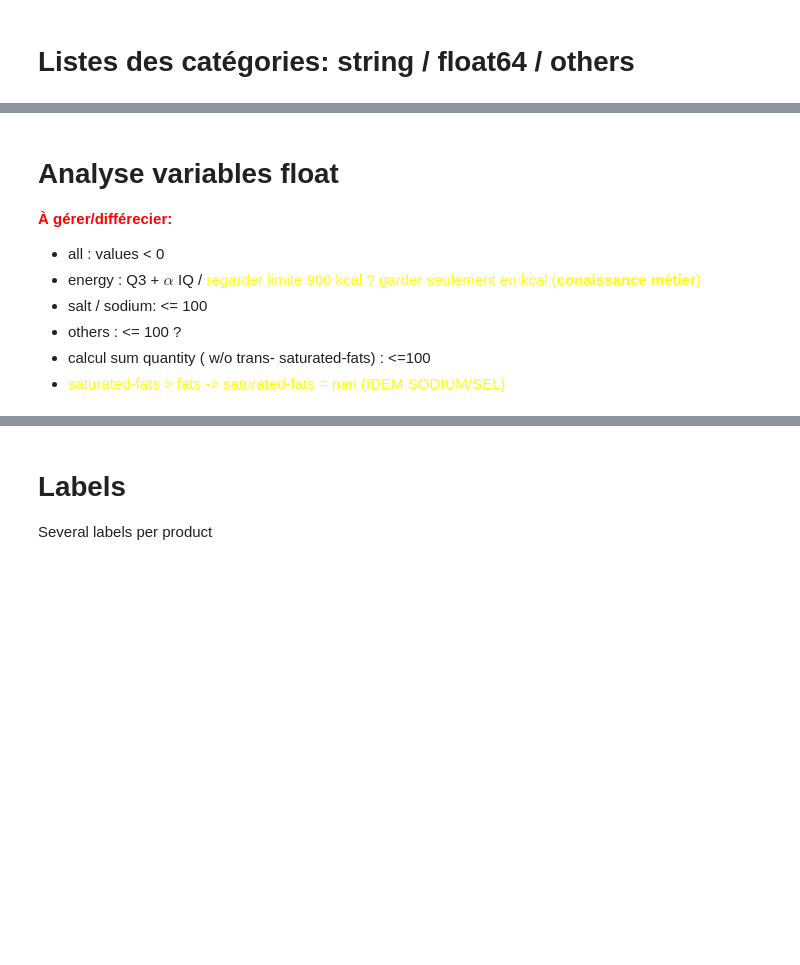
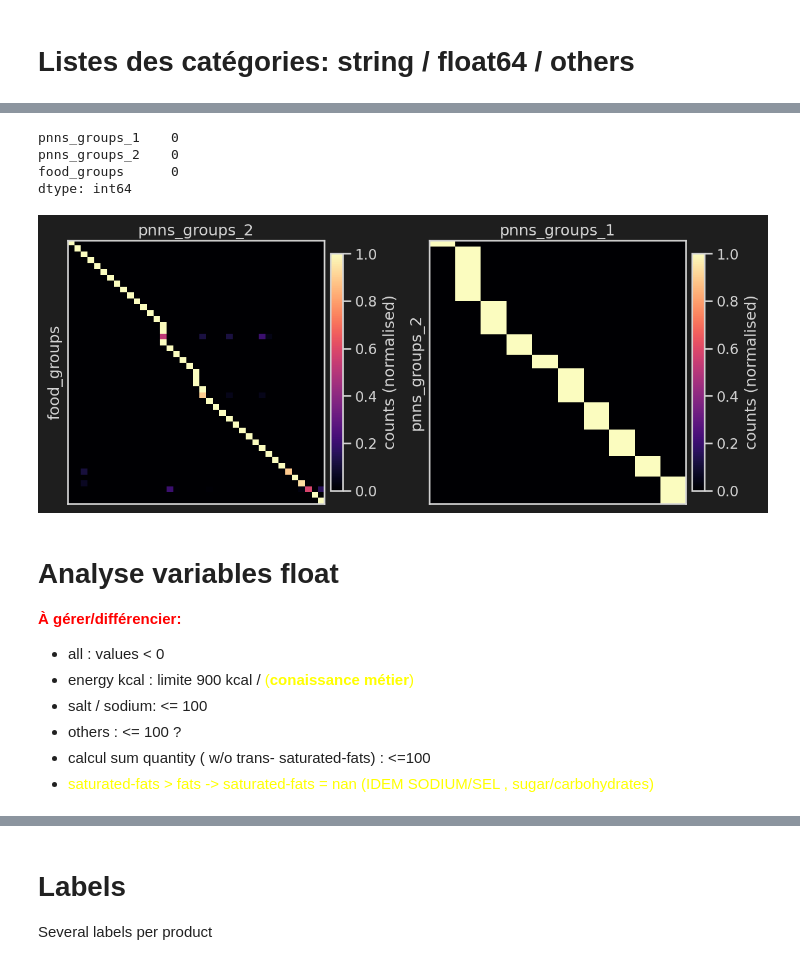
Before and after one commit to Thomas-Durand-Texte/OC-formation-Ingenieur-Machine-Learning, a Jupyter notebook: Projetcs/02_FoodFacts/nettoyage.ipynb, the cells around one changed output, grey strips where cells are left out. Saved outputs shown, nothing was run; the diff lists cells and outputs as text; code cells hidden in the pictures; blank space fills up the shorter version.

```diff
--- a/Projetcs/02_FoodFacts/nettoyage.ipynb
+++ b/Projetcs/02_FoodFacts/nettoyage.ipynb
@@ -374,12 +382,70 @@ if False: # barplot
+# %%
+data_chi = data[['pnns_groups_1', 'pnns_groups_2', 'food_groups']].copy()
+# drop all rows with at least one NaN
+data_chi.drop( data_chi.index[ data_chi.isnull().sum(1) > 0 ] , inplace=True )
+
+# check drop
+print( data_chi.isnull().sum() )
+
+type_plot = ['xi', 'count'][1]
+
+X2, Y2 = 'pnns_groups_2', 'pnns_groups_1'
+X1, Y1 = 'food_groups', 'pnns_groups_2'
+
+fig, axs = plt.subplots( 1,2, figsize= (20*cm, 8*cm) )
+for i, (X,Y) in enumerate( [ (X1,Y1), (X2,Y2) ] ):
+    xi_ij, contingences = tools.chi2( data_chi, X, Y )
+
+    image = contingences.values
+    image = image[:-1,:-1] / image[:-1,-1:]
+    argsort_rows = image.argmax(1).argsort()
+    # display( contingences.iloc[argsort_rows,:] )
+    if type_plot == 'xi':
+        image = xi_ij.values[:-1,:-1]
+        label = r'$\xi_{ij} \, / \, \xi_{n}$'
+    else:
+        label = r'counts (normalised)'
+    image = image[ argsort_rows ]
+
+    # figsize = tools.image_size_from_height_and_shape( 12*cm, image.shape, xmargin=1*cm)
+    # print( 'figsize', figsize)
+    # fig, ax = plt.subplots( figsize=figsize )
+    im = axs[i].imshow( image , cmap='magma', aspect='auto' )
+    # axs[i].axis('off')
+    # cb = plt.colorbar( im, ax=ax, orientation='horizontal', pad=0.01, label=r'$\xi_{ij} \, / \, \xi_{n}$')
+    cb = plt.colorbar( im, ax=axs[i], pad=0.02, shrink=[0.9, 0.9][i], label=label)
+
+axs[0].set_xlabel(Y1)
+axs[0].set_ylabel(X1)
+
+axs[1].set_xlabel(Y2)
+axs[1].set_ylabel(X2)
+for ax in axs:
+    ax.set_xticks([])
+    ax.set_yticks([])
+    # ax.xaxis.tick_top()
+    ax.xaxis.set_label_position('top')
+
+
+fig.tight_layout( pad=0.4 )
+plt.show()
+del image, cb, im, axs, fig
+del X1,Y1, X2,Y2
+# %% [output]
+pnns_groups_1    0
+pnns_groups_2    0
+food_groups      0
+dtype: int64
+[figure, added]
 # %% [markdown]
 # Analyse variables float
-<span style="color:red"> **À gérer/différecier:** </span>
+<span style="color:red"> **À gérer/différencier:** </span>
 * all : values < 0
-* energy : Q3 + $\alpha$ IQ / <span style="color:yellow"> regarder limite 900 kcal ? garder seulement en kcal (**conaissance métier**) </span>
+* energy kcal : limite 900 kcal / <span style="color:yellow">  (**conaissance métier**) </span>
 * salt / sodium:  <= 100
 * others : <= 100 ?
 * calcul sum quantity ( w/o trans- saturated-fats) : <=100
-* <span style="color:yellow"> saturated-fats > fats -> saturated-fats = nan (IDEM SODIUM/SEL) </span>
+* <span style="color:yellow"> saturated-fats > fats -> saturated-fats = nan (IDEM SODIUM/SEL , sugar/carbohydrates) </span>
 # %%
 df_describe = data[categories_float].describe()
 df_describe.boxplot( showfliers=False, vert=False )
```
Also changed, not shown: parts of 25 cells of this notebook.
